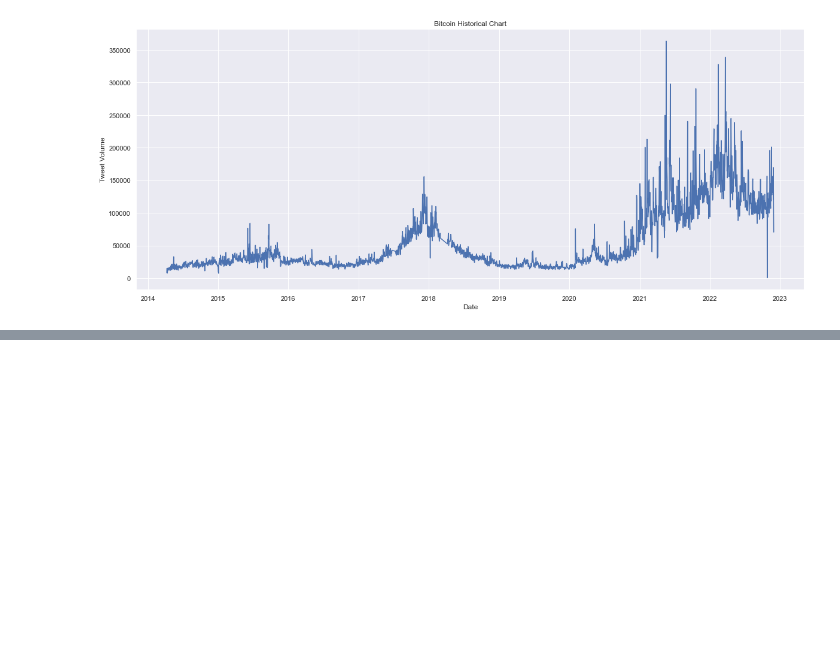
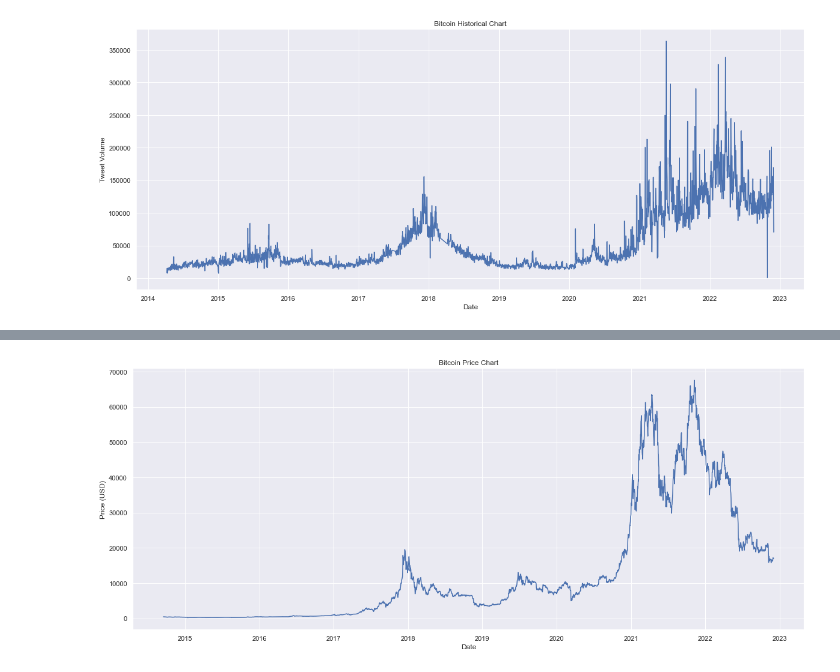
Before and after one commit to VarunParbhu/mur_crypto, a Jupyter notebook: Coding/Data Source - Bitinfocharts.ipynb, the cells around one changed output, grey strips where cells are left out. Saved outputs shown, nothing was run; the diff lists cells and outputs as text; code cells hidden in the pictures; blank space fills up the shorter version.

```diff
--- a/Coding/Data Source - Bitinfocharts.ipynb
+++ b/Coding/Data Source - Bitinfocharts.ipynb
@@ -94,0 +100,5 @@ df.to_excel('Datasets/btc-bitinfocharts.xlsx',engine = 'openpyxl')
+# %%
+BTC_Ticker = yf.Ticker("BTC-USD")
+BTC_Data = BTC_Ticker.history(period="max")
+BTC_Data.index = BTC_Data.index.tz_localize(None)
+BTC_Data
@@ -94,0 +120,11 @@ df.to_excel('Datasets/btc-bitinfocharts.xlsx',engine = 'openpyxl')
+# %%
+f = plt.figure()
+f.set_figwidth(20)
+f.set_figheight(8)
+plt.plot(BTC_Data['Close'])
+plt.title("Bitcoin Price Chart")
+plt.xlabel("Date")
+plt.ylabel("Price (USD)")
+plt.show()
+# %% [output]
+[figure, added]
```
Also changed, not shown: parts of 9 cells of this notebook, 44 other files.
